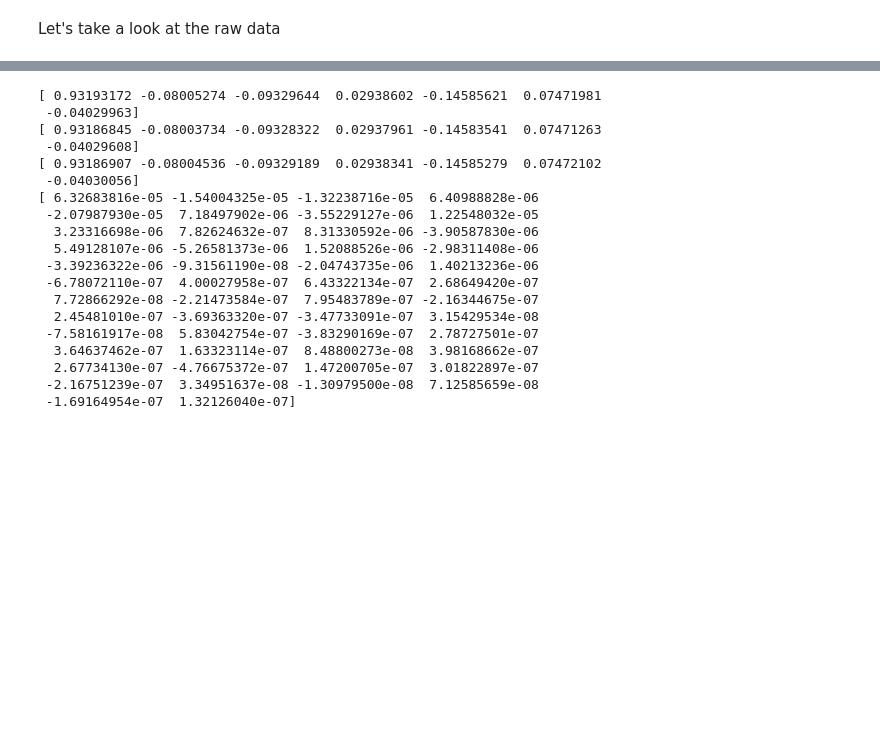
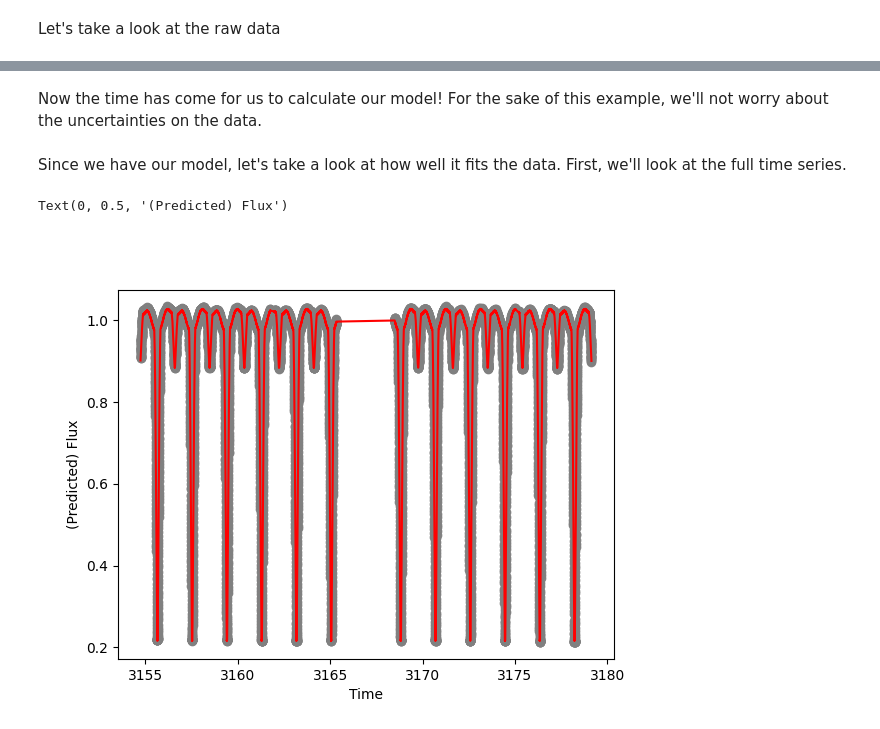
Before and after one commit to colej/puffins, a Jupyter notebook: notebooks/NB01_intro.ipynb, the cells around one changed output, grey strips where cells are left out. Cells and saved outputs as stored; diff of their text form; code cells hidden in the pictures; blank space fills up the shorter version.

```diff
--- a/notebooks/NB01_intro.ipynb
+++ b/notebooks/NB01_intro.ipynb
@@ -73,2 +146,3 @@ that is described by a harmonic series.
 # %%
 period = 1.88045
+K = 500
@@ -113,17 +151,8 @@ def train_feature_weighted_wls(xs, ys, Lambdadiag=None, Cdiag=None):
+# %%
+X, omegas= construct_design_matrix(time, basis_functions=[basis_constant,], feature_embedding='fourier', period=period, n_harmonics=K)
+# %% [markdown]
+Now the time has come for us to calculate our model! For the sake of this example, we'll not worry about the uncertainties on the data.
 # %%
-K = 300
-
-X, omegas= get_design_matrix(time, period, K)
-
-# Do this with a simple linear regression
-betas_wls = solve(X, flux, method='wls', W=None)
-
-# Now, let's try a Ridge Regression because why not
-betas_ridge = solve(X, flux,  method='ridge', alpha=1, W=None)
-
-# We can also do this with a feature weighted OLS
-betas_fw = solve(X, flux, method='fw', W=None, L=matern32(omegas, 1./period))
-
-betas_hogg = train_feature_weighted_ols(X, flux, ws=weight_function_mat32(omegas, 1.))
+betas_fw = solve(X, flux, method='fw', L=matern32(omegas, 0.1/period), W=None)
 # %%
 # Reconstruct the predicted flux based on our linear models
@@ -140,25 +163,12 @@ diff_fwhogg = predicted_fw - predicted_hogg
-# %%
-print(betas_wls[:7])
-print(betas_ridge[:7])
-print(betas_fw[:7])
-print(betas_hogg[:50]-betas_ridge[:50])
-# %% [output]
-[ 0.93193172 -0.08005274 -0.09329644  0.02938602 -0.14585621  0.07471981
- -0.04029963]
-[ 0.93186845 -0.08003734 -0.09328322  0.02937961 -0.14583541  0.07471263
- -0.04029608]
-[ 0.93186907 -0.08004536 -0.09329189  0.02938341 -0.14585279  0.07472102
- -0.04030056]
-[ 6.32683816e-05 -1.54004325e-05 -1.32238716e-05  6.40988828e-06
- -2.07987930e-05  7.18497902e-06 -3.55229127e-06  1.22548032e-05
-  3.23316698e-06  7.82624632e-07  8.31330592e-06 -3.90587830e-06
-  5.49128107e-06 -5.26581373e-06  1.52088526e-06 -2.98311408e-06
- -3.39236322e-06 -9.31561190e-08 -2.04743735e-06  1.40213236e-06
- -6.78072110e-07  4.00027958e-07  6.43322134e-07  2.68649420e-07
-  7.72866292e-08 -2.21473584e-07  7.95483789e-07 -2.16344675e-07
-  2.45481010e-07 -3.69363320e-07 -3.47733091e-07  3.15429534e-08
- -7.58161917e-08  5.83042754e-07 -3.83290169e-07  2.78727501e-07
-  3.64637462e-07  1.63323114e-07  8.48800273e-08  3.98168662e-07
-  2.67734130e-07 -4.76675372e-07  1.47200705e-07  3.01822897e-07
- -2.16751239e-07  3.34951637e-08 -1.30979500e-08  7.12585659e-08
- -1.69164954e-07  1.32126040e-07]
+# %% [markdown]
+Since we have our model, let's take a look at how well it fits the data. First, we'll look at the full time series.
+# %%
+plotnum += 1
+fig_, ax_ = plt.subplots(num=plotnum)
+ax_.plot(time, flux, 'o', color='grey', alpha=0.95)
+ax_.plot(time, predicted_fw, 'r-')
+ax_.set_xlabel('Time')
+ax_.set_ylabel('(Predicted) Flux')
+# %% [output]
+Text(0, 0.5, '(Predicted) Flux')
+[figure, added]
```
Also changed, not shown: parts of 35 cells of this notebook.
